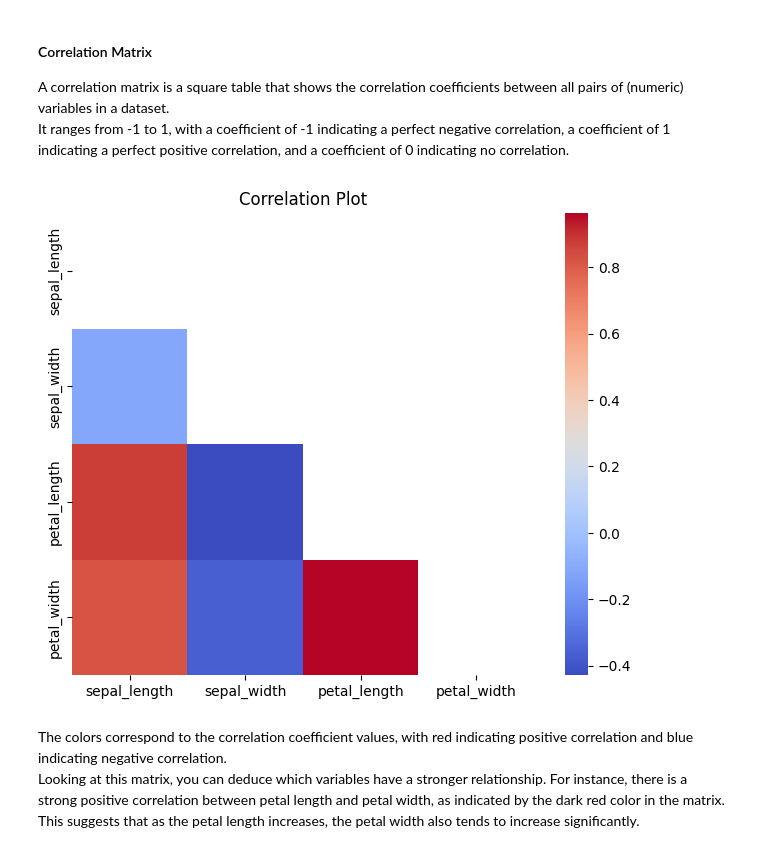
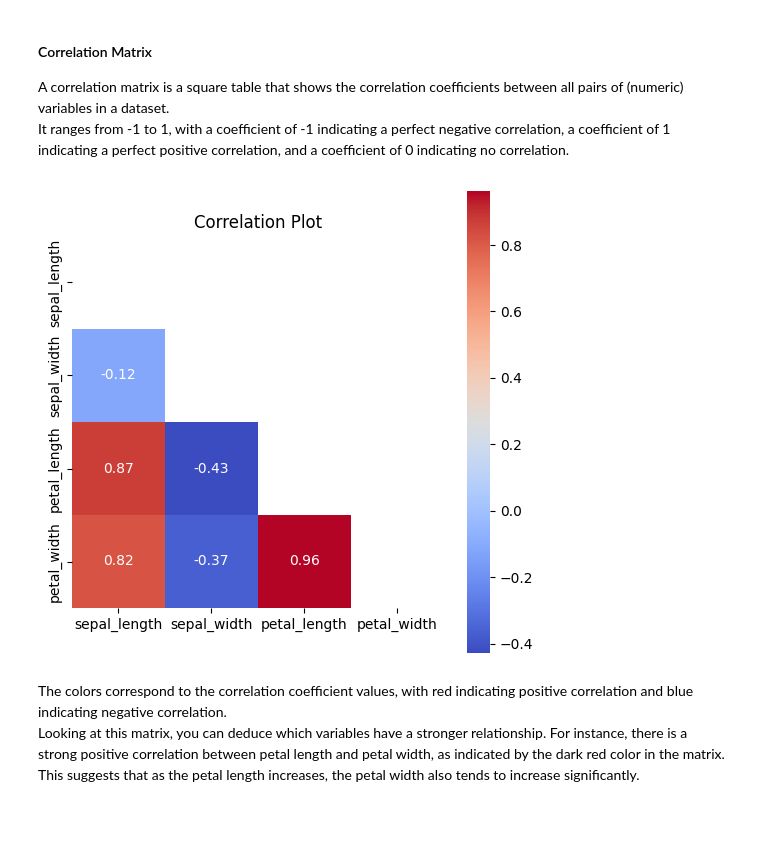
Before and after one commit to AlishaAng/EDA, a Jupyter notebook: Correlations.ipynb, the cells around one changed output. Saved outputs shown, nothing was run; the diff lists cells and outputs as text; code cells hidden in the pictures; blank space fills up the shorter version.

```diff
--- a/Correlations.ipynb
+++ b/Correlations.ipynb
@@ -3,6 +8,7 @@ import pandas as pd
 import numpy as np
 import matplotlib.pyplot as plt
 import seaborn as sns
+plt.rcParams['figure.figsize'] = [4, 4.5]
 # %%
 df = sns.load_dataset("iris")
 # %%
@@ -20,23 +51,21 @@ A correlation matrix is a square table that shows the correlation coefficients b
 It ranges from -1 to 1, with a coefficient of -1 indicating a perfect negative correlation, a coefficient of 1 indicating a perfect positive correlation, and a coefficient of 0 indicating no correlation. <br>
 # %%
 def corr_matrix(df):
-    # Select only numeric columns for correlation
-    numeric_df = df.select_dtypes(include=[np.number])
     # Compute the correlation matrix
-    correlation_matrix = numeric_df.corr()
+    correlation_matrix = df.corr()
 
     # Generate a mask for the bottom half of the correlation matrix
     mask = np.triu(np.ones_like(correlation_matrix, dtype=bool))
 
     # Create a heatmap with the mask and color scale
-    plt.figure(figsize=(8, 6))
-    sns.heatmap(correlation_matrix, annot=False, cmap='coolwarm', mask=mask, square=True, cbar=True)
+    plt.figure(figsize=(6, 6))
+    sns.heatmap(correlation_matrix, annot=True, cmap='coolwarm', mask=mask, square=True, cbar=True)
     plt.title('Correlation Plot')
     plt.show()
 # %%
-corr_matrix(df)
+corr_matrix(numeric_df)
 # %% [output]
-[figure, old version]
+[figure, new version]
 # %% [markdown]
 The colors correspond to the correlation coefficient values, with red indicating positive correlation and blue indicating negative correlation. <br>
 Looking at this matrix, you can deduce which variables have a stronger relationship. For instance, there is a strong positive correlation between petal length and petal width, as indicated by the dark red color in the matrix. This suggests that as the petal length increases, the petal width also tends to increase significantly.
```
Also changed, not shown: parts of 8 cells of this notebook.
